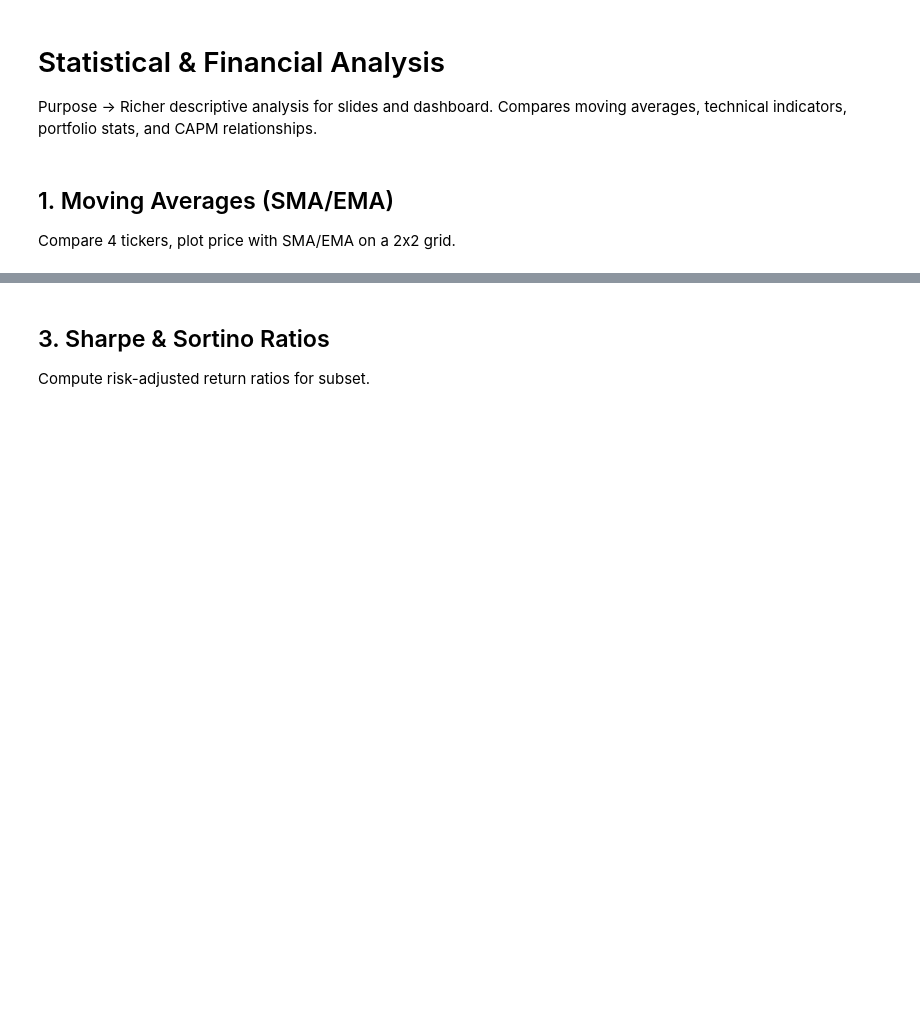
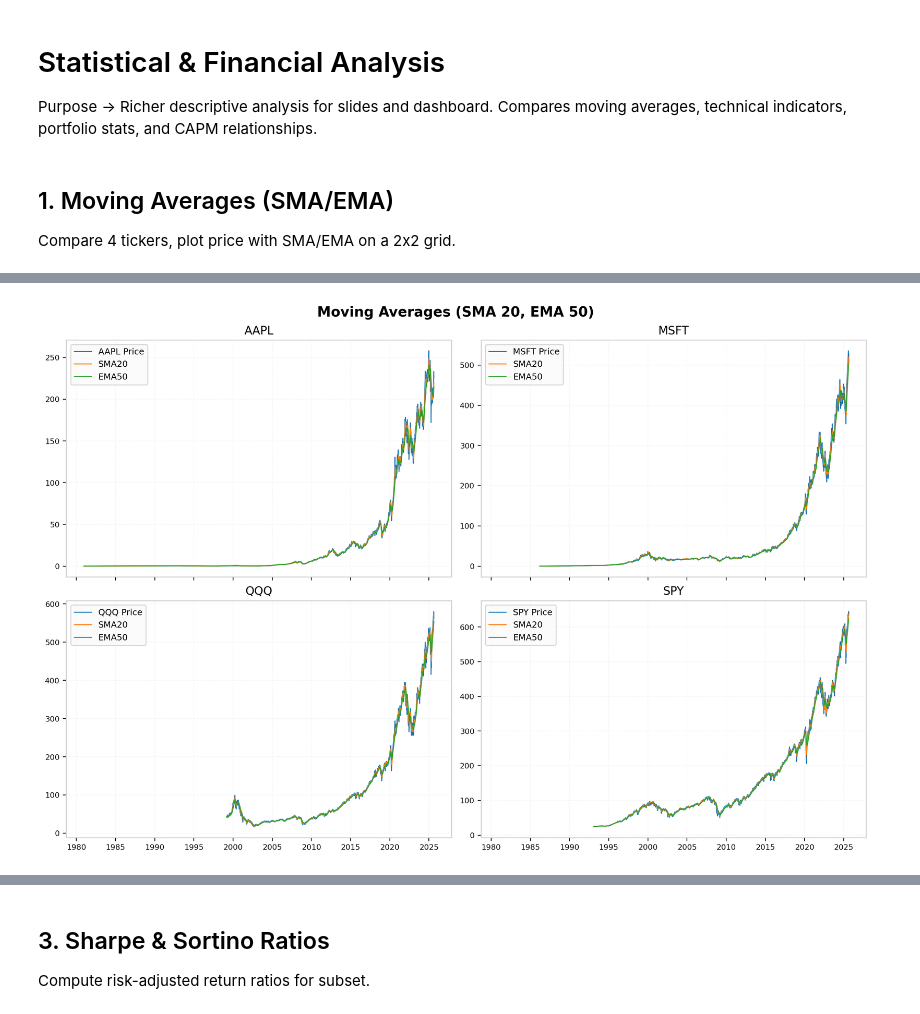
Before and after one commit to shervin-taheripour/stock-analysis-tool, a Jupyter notebook: analysis/statistical_financial_analysis.ipynb, the cells around one changed output, grey strips where cells are left out. Saved outputs shown, nothing was run; the diff lists cells and outputs as text; code cells hidden in the pictures; blank space fills up the shorter version.

```diff
--- a/analysis/statistical_financial_analysis.ipynb
+++ b/analysis/statistical_financial_analysis.ipynb
@@ -30,18 +80,3 @@ prices = ohlcv.pivot(index="date", columns="ticker", values="adj_close" if "adj_
 ## 1. Moving Averages (SMA/EMA)
 
 Compare 4 tickers, plot price with SMA/EMA on a 2x2 grid.
-# %%
-fig, axs = plt.subplots(2, 2, figsize=(12,8), sharex=True)
-for i, tk in enumerate(TICKERS_SUBSET):
-    s = prices[tk].dropna()
-    sma = s.rolling(MA_WINDOWS[0]).mean()
-    ema = s.ewm(span=MA_WINDOWS[1], adjust=False).mean()
-    ax = axs[i//2, i%2]
-    s.plot(ax=ax, label=f"{tk} Price")
-    sma.plot(ax=ax, label=f"SMA{MA_WINDOWS[0]}")
-    ema.plot(ax=ax, label=f"EMA{MA_WINDOWS[1]}")
-    ax.set_title(tk)
-    ax.legend()
-plt.suptitle(f"Moving Averages (SMA {MA_WINDOWS[0]}, EMA {MA_WINDOWS[1]})")
-plt.tight_layout()
-plt.show()
@@ -134,0 +83,47 @@ mpf.plot(
+# %%
+# --- Moving averages grid (replace your old plt.subplots cell) ---
+fig, axs = create_figure(2, 2, sharex=True)
+axs_flat = list(axs.flat)  # easy indexed iteration
+
+for i, tk in enumerate(TICKERS_SUBSET):
+    ax = axs_flat[i]
+
+    # defensive: skip tickers not in the prices DataFrame
+    if tk not in prices:
+        ax.text(0.5, 0.5, "No data", ha="center", va="center", transform=ax.transAxes)
+        ax.set_title(tk)
+        ax.set_xlabel("")
+        ax.set_ylabel("")
+        continue
+
+    # series and indicators
+    s = prices[tk].dropna()
+    if s.empty:
+        ax.text(0.5, 0.5, "No price data", ha="center", va="center", transform=ax.transAxes)
+        ax.set_title(tk)
+        continue
+
+    sma = s.rolling(MA_WINDOWS[0]).mean()
+    ema = s.ewm(span=MA_WINDOWS[1], adjust=False).mean()
+
+    # plot using Axes methods (consistent styling & avoids creating extra axes)
+    ax.plot(s.index, s.values, label=f"{tk} Price", linewidth=1)
+    ax.plot(sma.index, sma.values, label=f"SMA{MA_WINDOWS[0]}", linewidth=1)
+    ax.plot(ema.index, ema.values, label=f"EMA{MA_WINDOWS[1]}", linewidth=1)
+
+    ax.set_title(tk)
+    ax.legend(loc="upper left", fontsize=9)
+
+# hide any unused axes (if TICKERS_SUBSET has <4 items)
+n_used = len(TICKERS_SUBSET)
+for ax in axs_flat[n_used:]:
+    ax.set_visible(False)
+
+# Apply the framed styling and subtle grid to all axes
+apply_style_to_figure(fig, grid=True, tick_fontsize=8)
+
+# final touches
+plt.suptitle(f"Moving Averages (SMA {MA_WINDOWS[0]}, EMA {MA_WINDOWS[1]})")
+plt.show()
+# %% [output]
+[figure, added]
```
Also changed, not shown: parts of 20 cells of this notebook, 11 other files.
